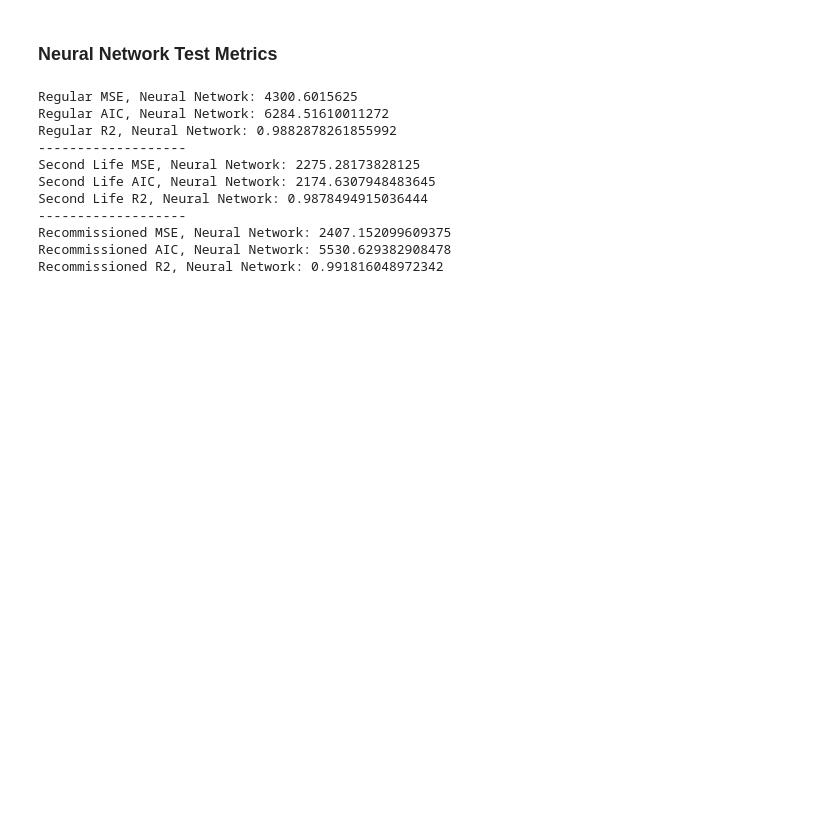
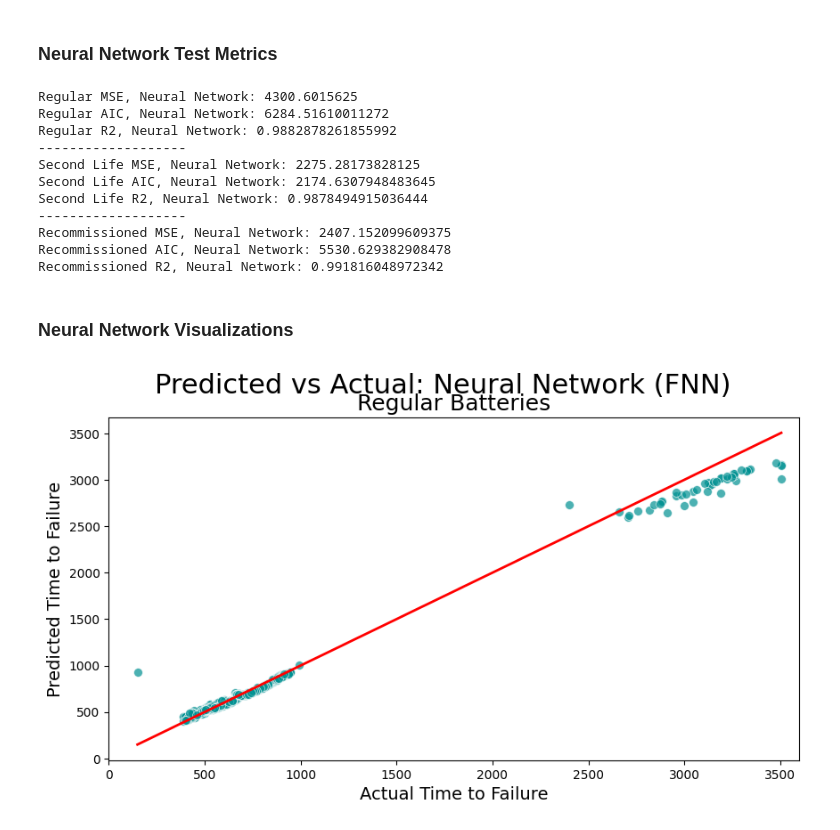
Before and after one commit to AI-Enthusiast/18650-Accelerated-Battery-Life-Testing, a Jupyter notebook: ML_WriteUp.ipynb, the cells around one changed output. Cells and saved outputs as stored; diff of their text form; code cells hidden in the pictures; blank space fills up the shorter version.

```diff
--- a/ML_WriteUp.ipynb
+++ b/ML_WriteUp.ipynb
@@ -724,3 +726,19 @@ Second Life R2, Neural Network: 0.9878494915036444
 Recommissioned MSE, Neural Network: 2407.152099609375
 Recommissioned AIC, Neural Network: 5530.629382908478
 Recommissioned R2, Neural Network: 0.991816048972342
+# %% [markdown]
+### Neural Network Visualizations
+# %%
+plt.figure(figsize=(10,5))
+sns.scatterplot(x=regtest_nn,y=regpred_nn.flatten(), color='#009192',alpha=0.7,s=50)
+plt.plot([regtest_nn.min(), regtest_nn.max()], [regtest_nn.min(), regtest_nn.max()], color='red', linewidth=2)
+
+plt.xlabel('Actual Time to Failure',fontsize=14)
+plt.ylabel('Predicted Time to Failure',fontsize=14)
+plt.title('Regular Batteries',fontsize = 18)
+plt.suptitle('Predicted vs Actual: Neural Network (FNN)', fontsize=22)
+plt.xlim(0,3600)
+
+plt.show()
+# %% [output]
+[figure, added]
```
Also changed, not shown: parts of 6 cells of this notebook, 2 other files.
